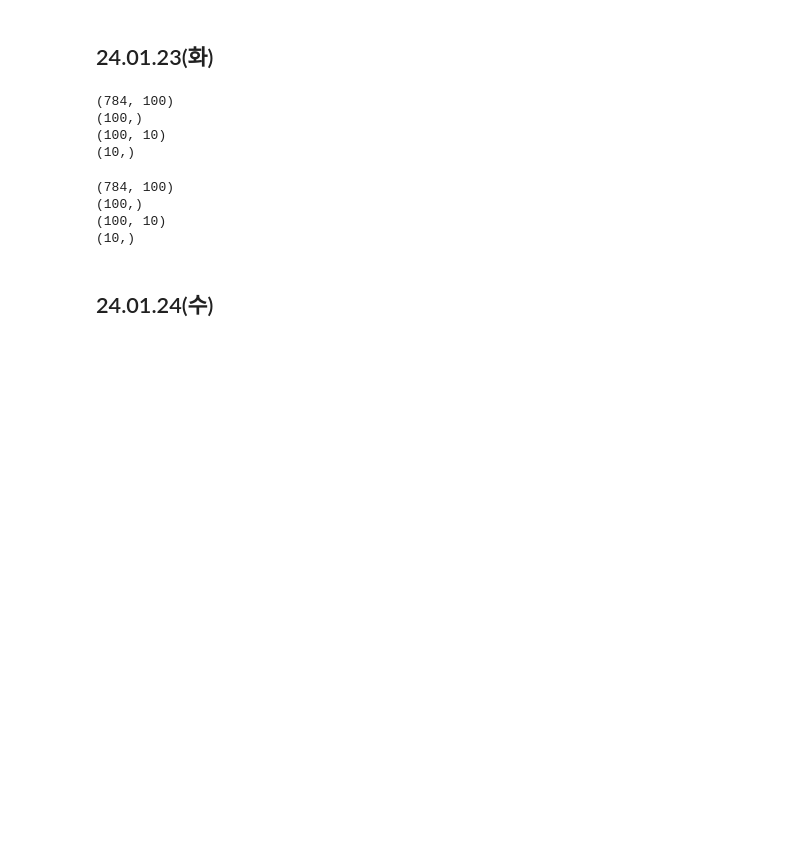
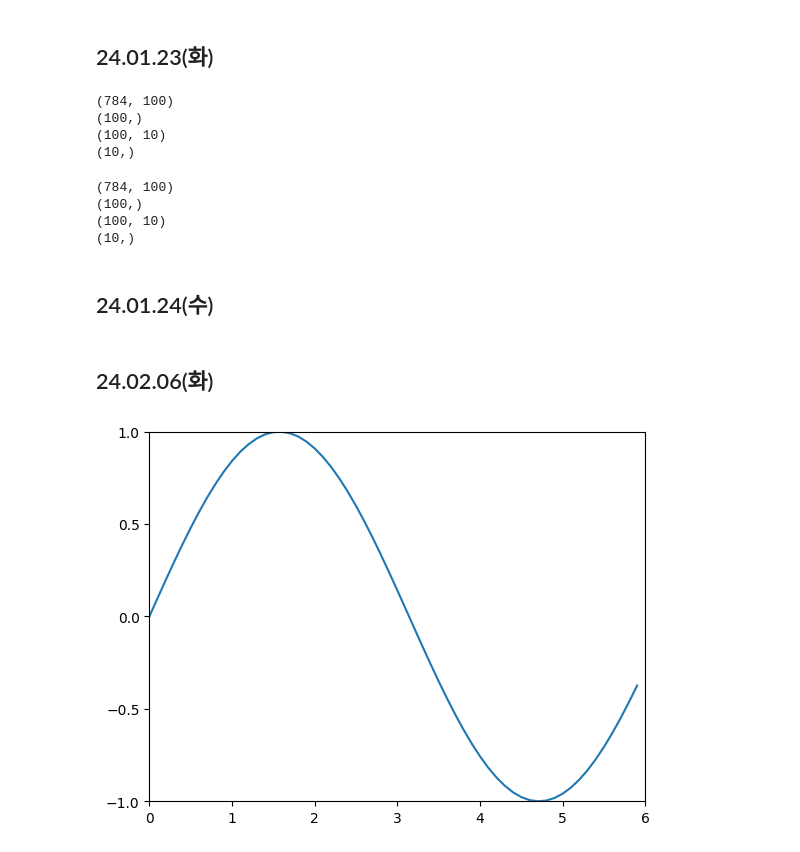
Before and after one commit to Chanmuzi/Deep-Learning-from-Scratch, a Jupyter notebook: practice.ipynb, the cells around one changed output. Cells and saved outputs as stored; diff of their text form; code cells hidden in the pictures; blank space fills up the shorter version.

```diff
--- a/practice.ipynb
+++ b/practice.ipynb
@@ -661,3 +661,20 @@ for i in tqdm(range(iters_num)):
 
     loss = network.loss(x_batch, t_batch)
     train_loss_list.append(loss)
+# %% [markdown]
+## 24.02.06(화)
+# %%
+import numpy as np
+import matplotlib.pyplot as plt
+
+x = np.arange(0, 6, 0.1)
+y = np.sin(x)
+
+plt.plot(x, y)
+plt.xticks(np.arange(0,7,1))
+plt.xlim(0,6)
+plt.yticks(np.arange(-1.0,1.5,0.5))
+plt.ylim(-1.0, 1.0)
+plt.show()
+# %% [output]
+[figure, added]
```
